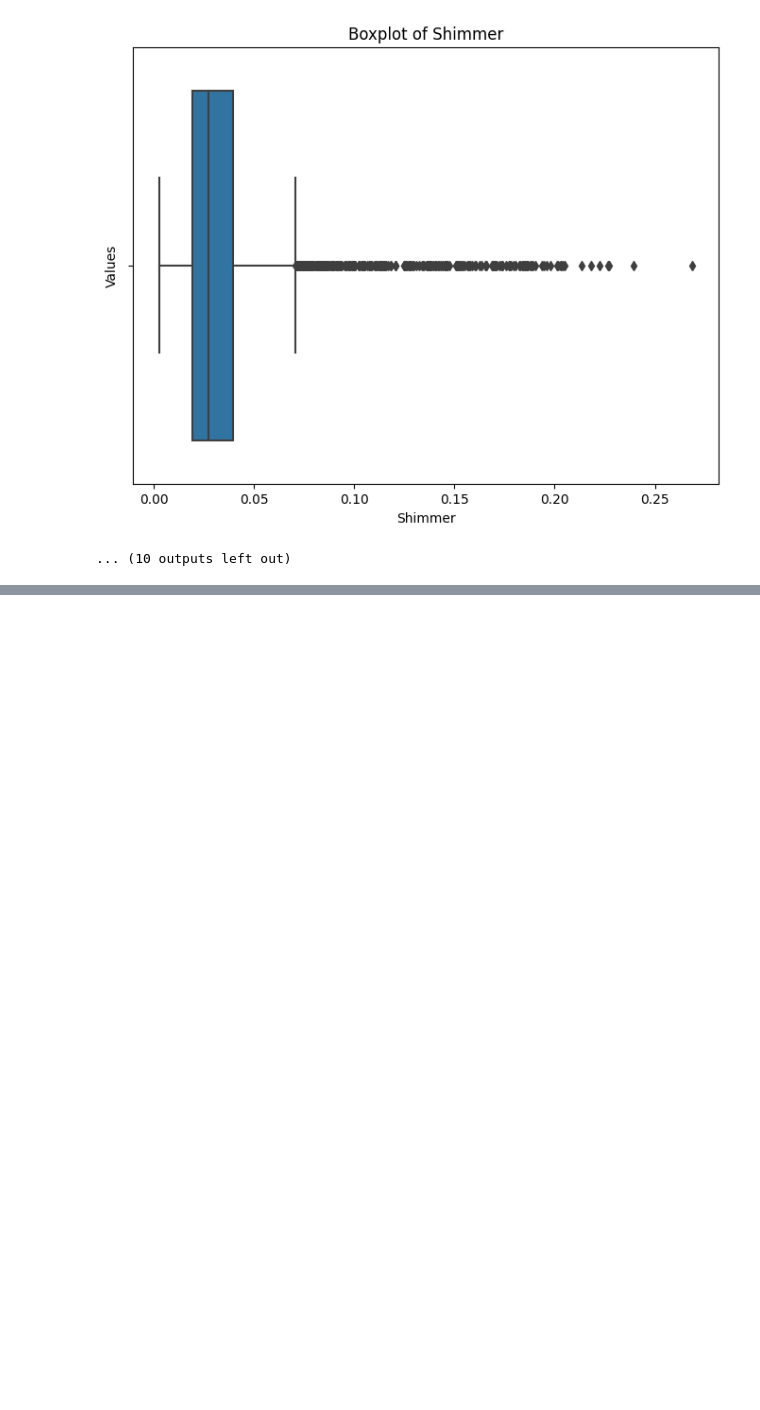
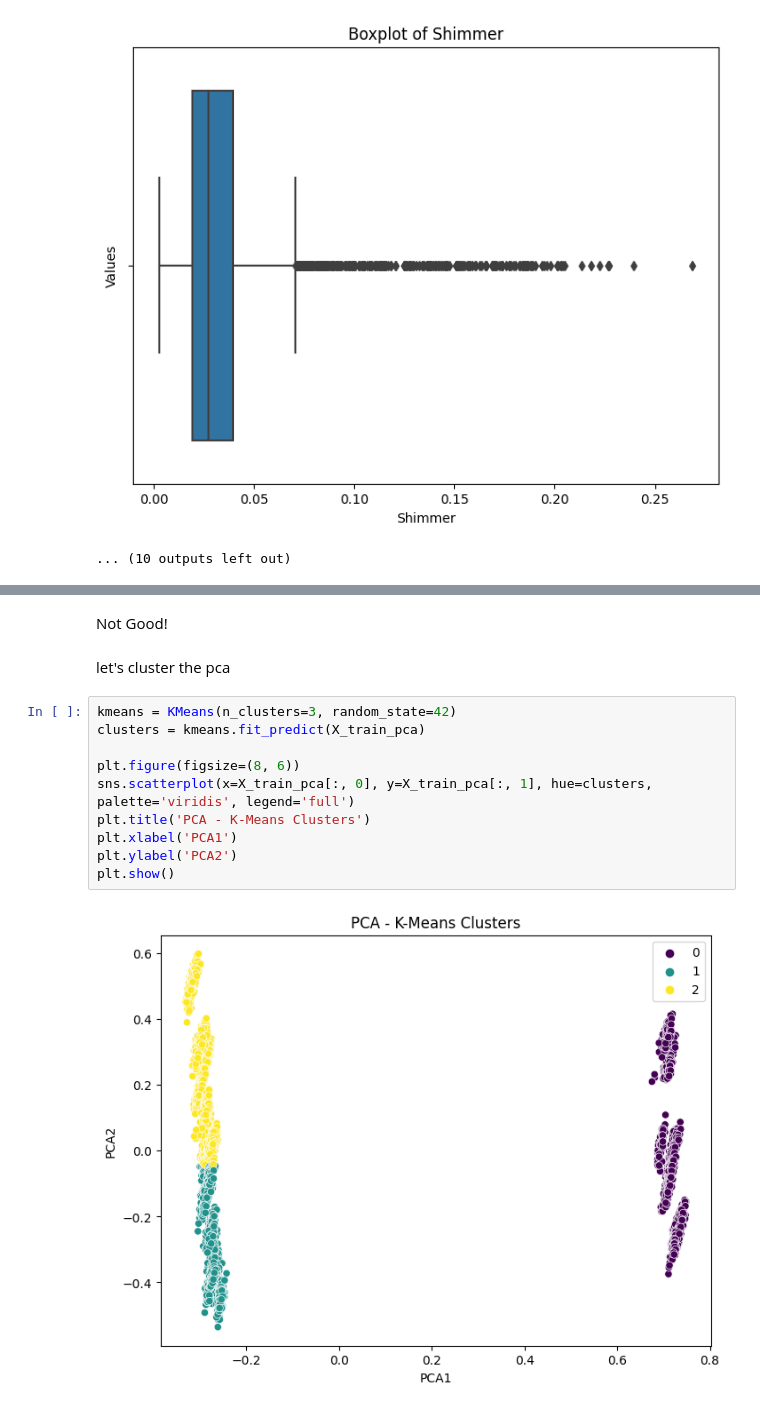
Before and after one commit to behnazrzf/Parkinson-s_Telemonitoring, a Jupyter notebook: EDA.ipynb, the cells around one changed output, grey strips where cells are left out. Cells and saved outputs as stored; diff of their text form; blank space fills up the shorter version.

Commit message:
pca, tsne, kmean

```diff
--- a/EDA.ipynb
+++ b/EDA.ipynb
@@ -39,0 +83,16 @@ for feature in numeric_columns:
+# %% [markdown]
+Not Good!
+# %% [markdown]
+let's cluster the pca
+# %%
+kmeans = KMeans(n_clusters=3, random_state=42)
+clusters = kmeans.fit_predict(X_train_pca)
+
+plt.figure(figsize=(8, 6))
+sns.scatterplot(x=X_train_pca[:, 0], y=X_train_pca[:, 1], hue=clusters, palette='viridis', legend='full')
+plt.title('PCA - K-Means Clusters')
+plt.xlabel('PCA1')
+plt.ylabel('PCA2')
+plt.show()
+# %% [output]
+[figure, added]
```
Also changed, not shown: parts of 14 cells of this notebook, 6 other files.
